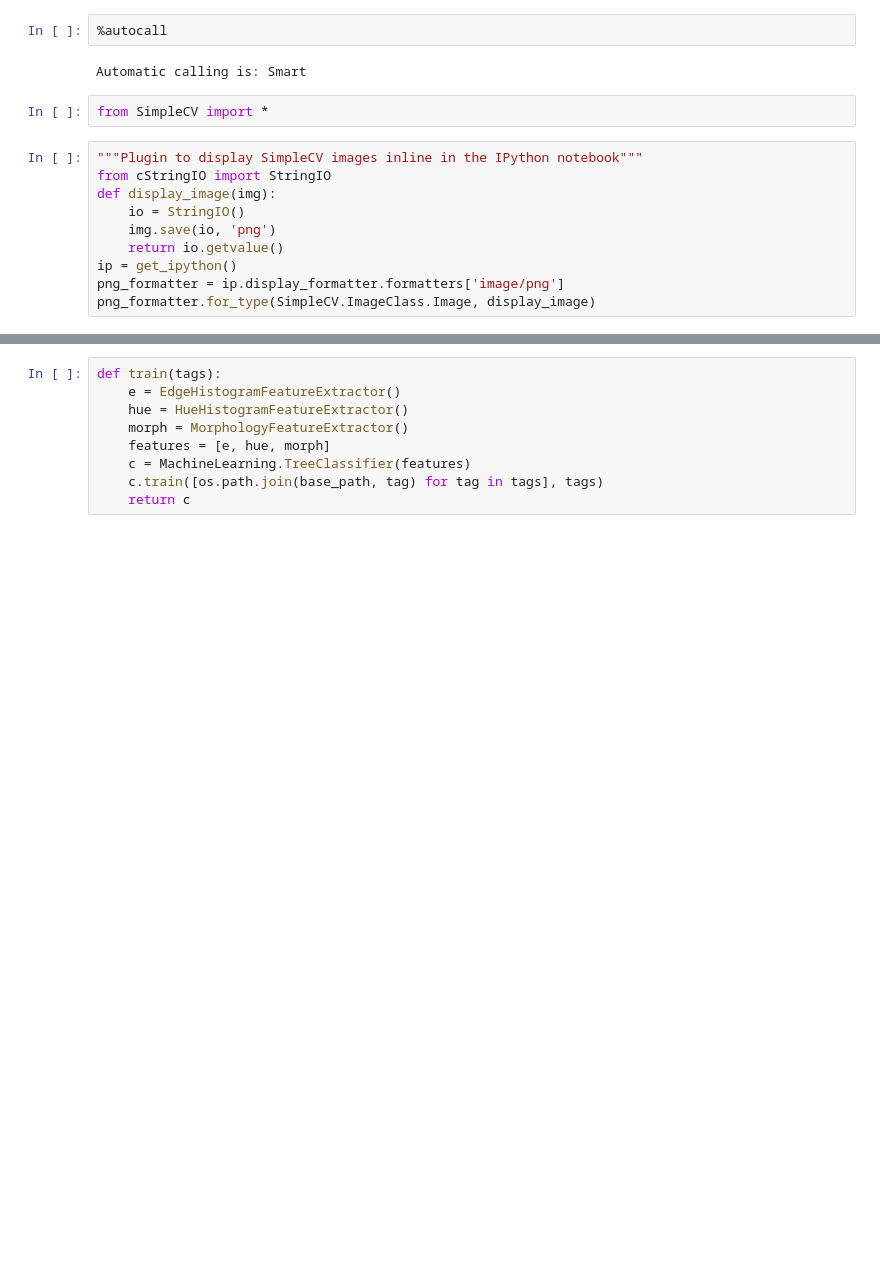
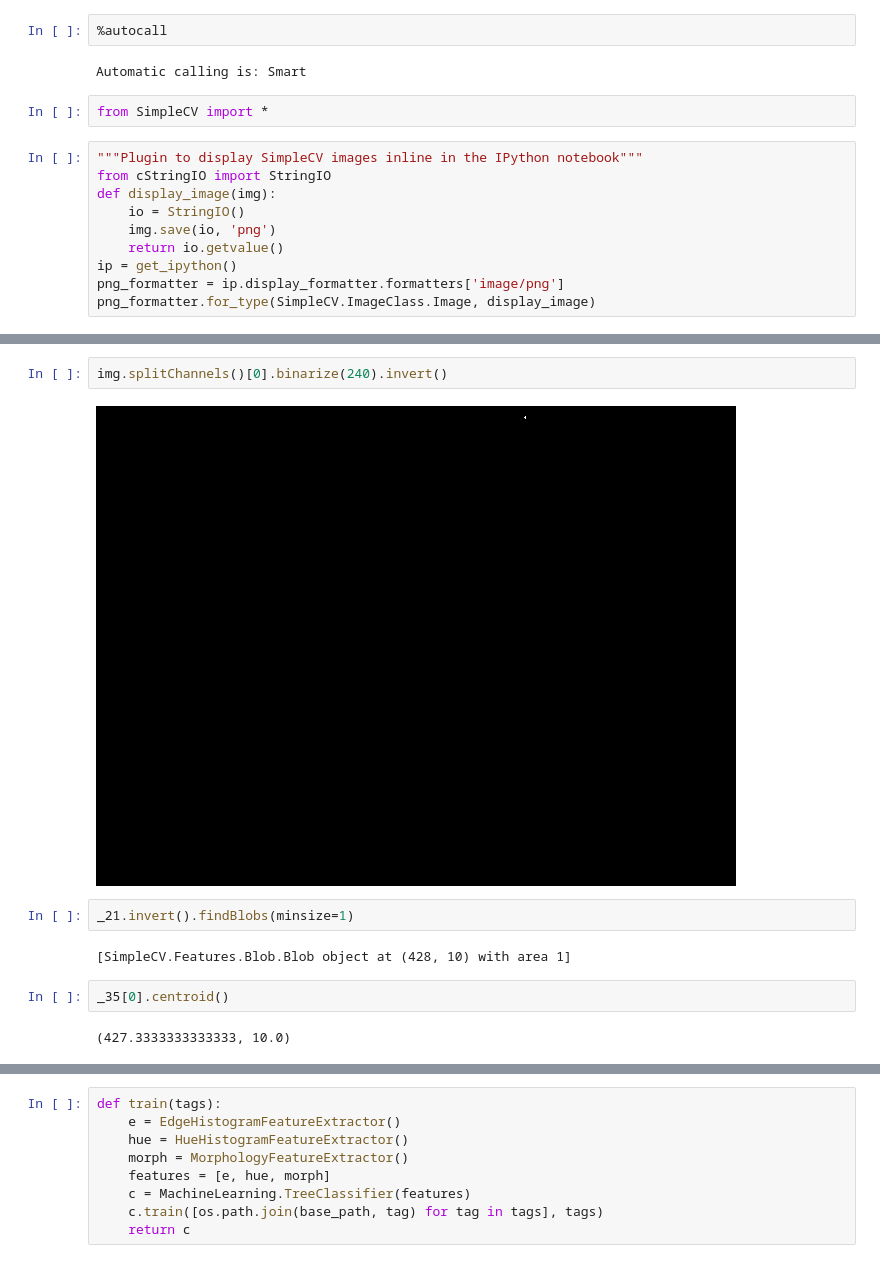
Before and after one commit to DenerosArmy/spot, a Jupyter notebook: Pinkie.ipynb, the cells around one changed output, grey strips where cells are left out. Cells and saved outputs as stored; diff of their text form; blank space fills up the shorter version.

```diff
--- a/Pinkie.ipynb
+++ b/Pinkie.ipynb
@@ -32,0 +35,12 @@ img
+# %%
+img.splitChannels()[0].binarize(240).invert()
+# %% [output]
+[figure, added]
+# %%
+_21.invert().findBlobs(minsize=1)
+# %% [output]
+[SimpleCV.Features.Blob.Blob object at (428, 10) with area 1]
+# %%
+_35[0].centroid()
+# %% [output]
+(427.3333333333333, 10.0)
```
Also changed, not shown: parts of 36 cells of this notebook, 1 other file.
